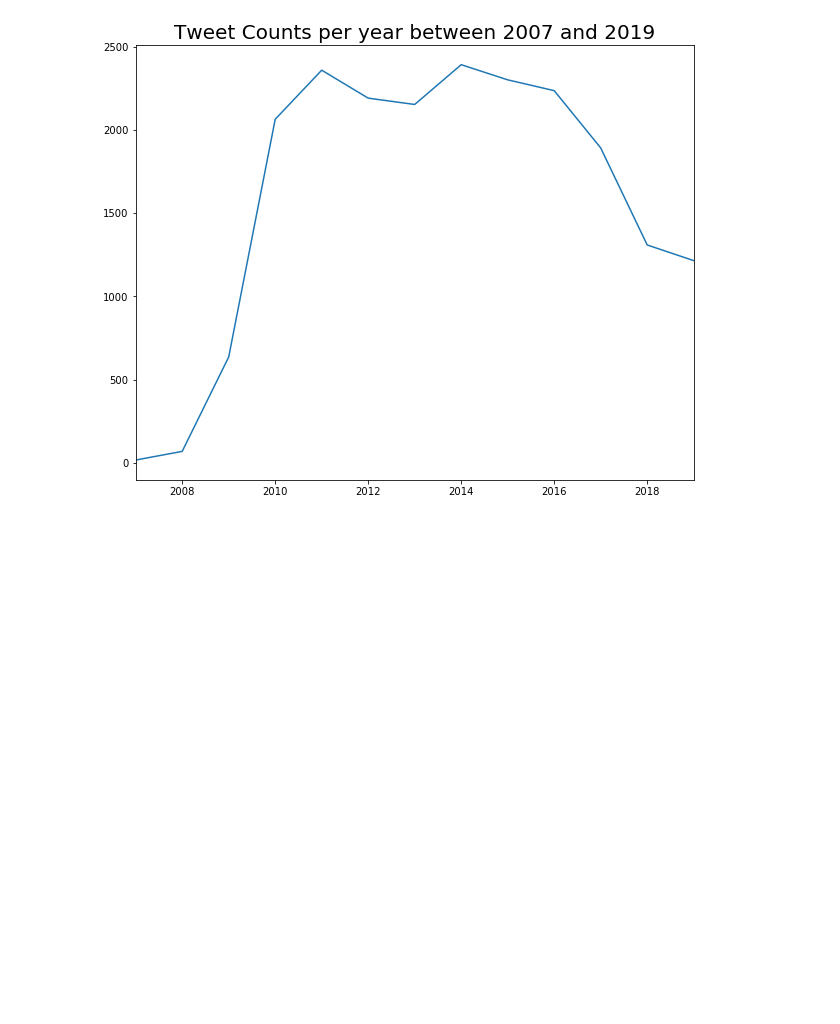
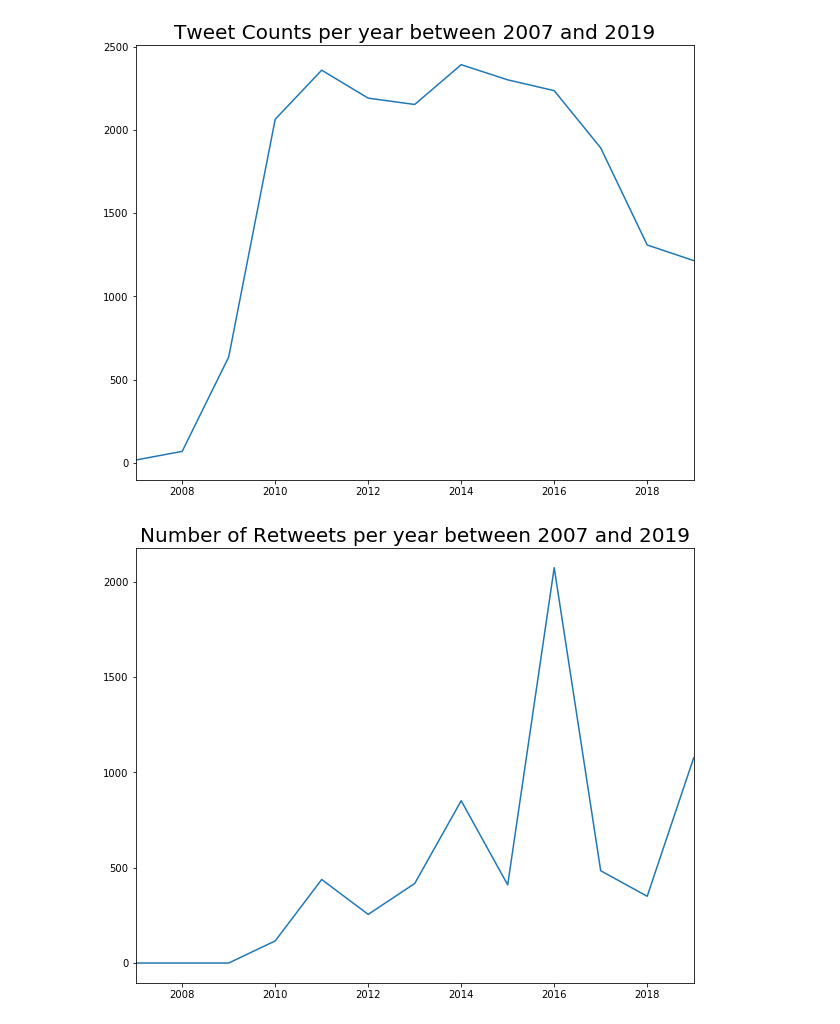
Before and after one commit to rachel-ker/refugeediscourse, a Jupyter notebook: Data_extraction.ipynb, the cells around one changed output. Drawn from its saved outputs; the diff is of its cells as text; code cells hidden in the pictures; blank space fills up the shorter version.

```diff
--- a/Data_extraction.ipynb
+++ b/Data_extraction.ipynb
@@ -180,3 +181,15 @@ plt.savefig("Tweet Counts per year between 2007 and 2019.png")
 plt.show()
 # %% [output]
 [figure]
+# %%
+# Now we will see how many retweets there are on the topic of immigration in our dataset
+retweet_num_per_year = {}
+for year in range(twitter_data["time"].dt.year.min(), twitter_data["time"].dt.year.max()+1):
+    retweet_num_per_year[year] = twitter_data[twitter_data["time"].dt.year == year].retweets.sum()
+# %%
+pd.Series(retweet_num_per_year).plot(figsize=(10, 8))
+plt.title("Number of Retweets per year between 2007 and 2019", size=20)
+plt.savefig("retweet_num.png")
+plt.show()
+# %% [output]
+[figure, added]
```
Also changed, not shown: parts of 1 cell of this notebook.
